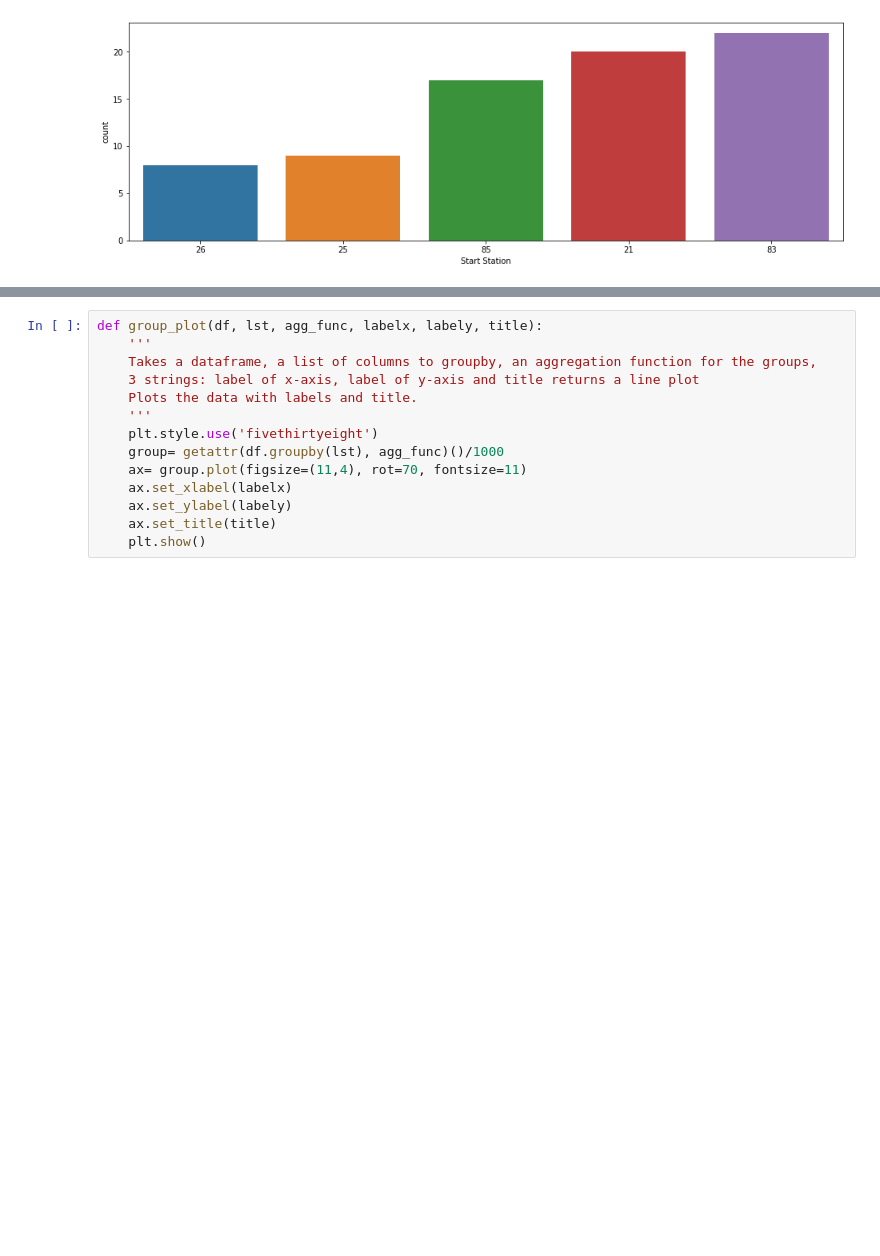
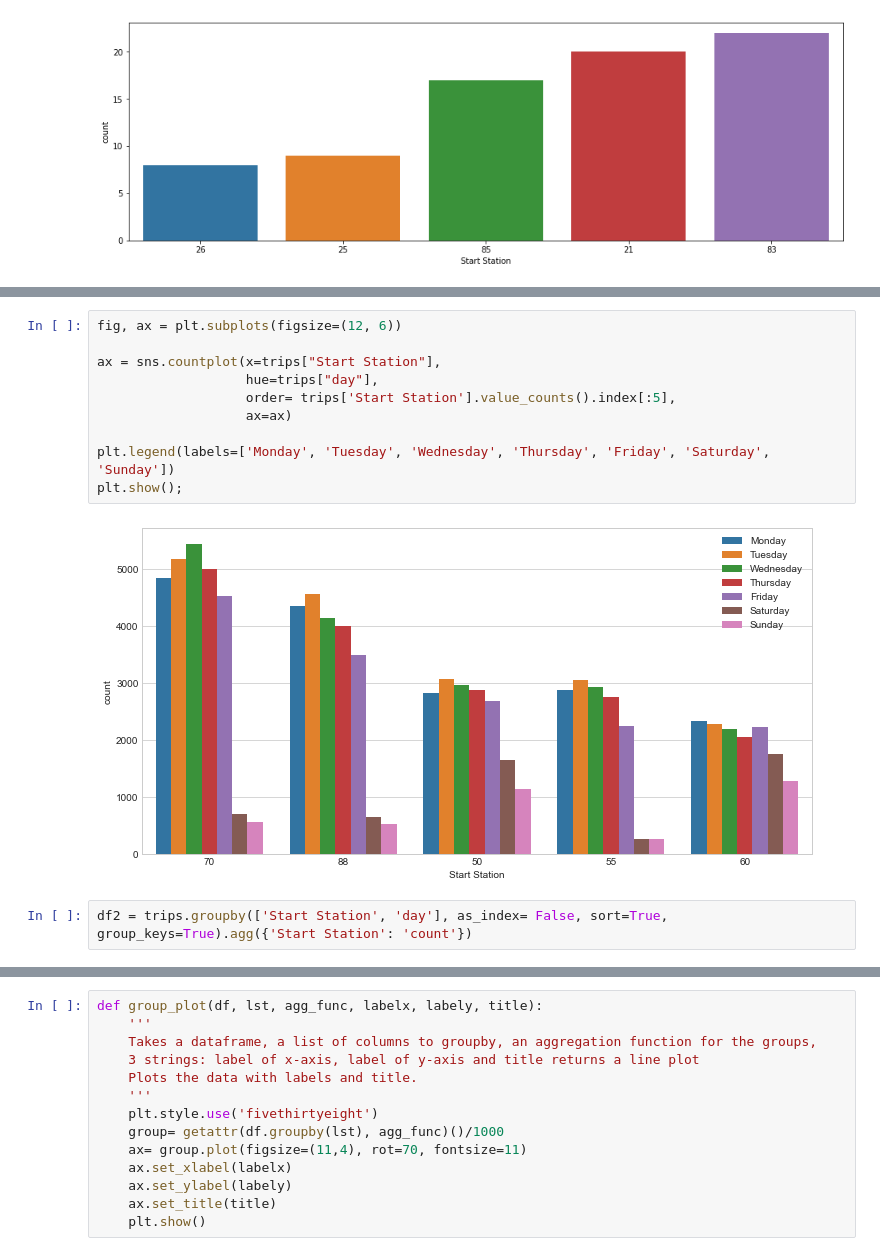
Before and after one commit to jkurdys/BikeShare, a Jupyter notebook: notebooks/BikeShare.ipynb, the cells around one changed output, grey strips where cells are left out. Saved outputs shown, nothing was run; the diff lists cells and outputs as text; blank space fills up the shorter version.

```diff
--- a/notebooks/BikeShare.ipynb
+++ b/notebooks/BikeShare.ipynb
@@ -192,0 +332,14 @@ sns.countplot(x=weekends["Start Station"], order= weekends['Start Station'].valu
+# %%
+fig, ax = plt.subplots(figsize=(12, 6))
+
+ax = sns.countplot(x=trips["Start Station"],
+                   hue=trips["day"],
+                   order= trips['Start Station'].value_counts().index[:5],
+                   ax=ax)
+
+plt.legend(labels=['Monday', 'Tuesday', 'Wednesday', 'Thursday', 'Friday', 'Saturday', 'Sunday'])
+plt.show();
+# %% [output]
+[figure, added]
+# %%
+df2 = trips.groupby(['Start Station', 'day'], as_index= False, sort=True, group_keys=True).agg({'Start Station': 'count'})
```
Also changed, not shown: parts of 15 cells of this notebook.
